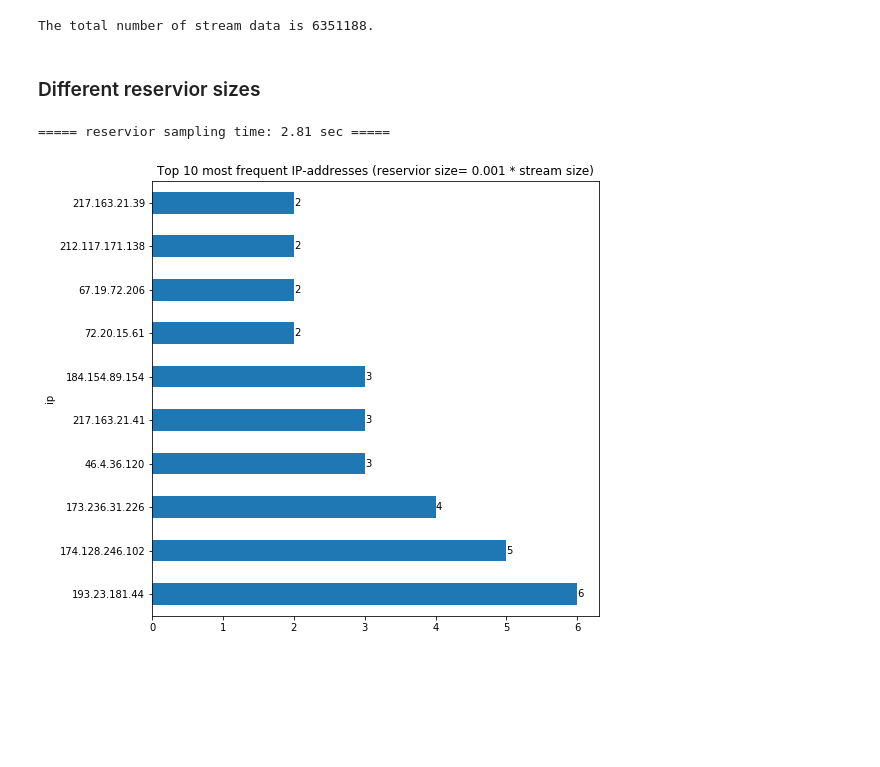
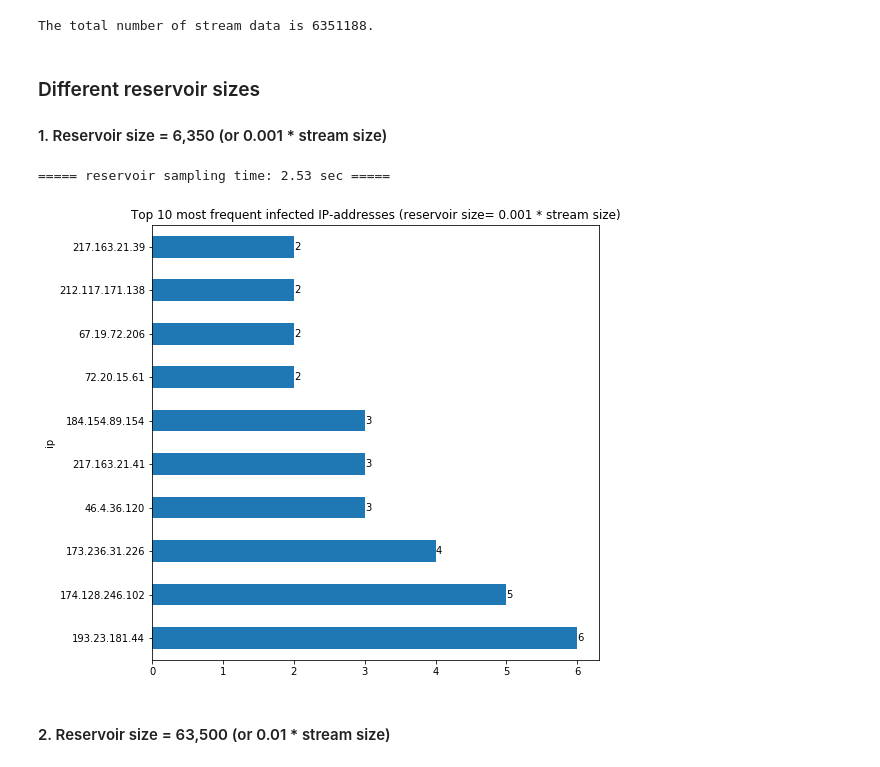
Before and after one commit to chengh42/Cyber-Data-Analytics, a Jupyter notebook: data stream/Task1_Sampling.ipynb, the cells around one changed output. Saved outputs shown, nothing was run; the diff lists cells and outputs as text; code cells hidden in the pictures; blank space fills up the shorter version.

```diff
--- a/data stream/Task1_Sampling.ipynb
+++ b/data stream/Task1_Sampling.ipynb
@@ -65,26 +66,27 @@ The total number of stream data is 6351188.
 # %%
 INFECTED_HOST = '147.32.84.165'
 
-def reservior_sampling(k = 60000):
-    '''sampling through a reservior of size k
+def reservoir_sampling(k=60000, full_df=False):
+    '''sampling through a reservoir of size k
     Parameter
     ---------
-    k : reservior size
+    k : reservoir size
 
     Return
     ------
-    top10 : the top 10 most frequent ip_address and freq count
-    pp : proportion of reservior size to stream size
+    top10 : the top 10 most frequent infected ip_address and freq count
+    pp : proportion of reservoir size to stream size
+    exe_time : execution time of reservoir sampling
     '''
     START = time.time()
 
-    reservior = list(map(preprocessing, data[:k]))
+    reservoir = list(map(preprocessing, data[:k]))
     for i in range(k+1, len(data)):
-        # for pi, randomly replace j-th data in the reservior with i-th data
+        # for pi, randomly replace j-th data in the reservoir with i-th data
         if np.random.random() < k/i: # probability pi=k/i
             j = int(np.random.randint(0, k, 1))
-            reservior[j] = preprocessing(data[i])
-    df = pd.DataFrame(reservior, columns=['ScrAddr', 'DstAddr', 'Label'])
+            reservoir[j] = preprocessing(data[i])
+    df = pd.DataFrame(reservoir, columns=['ScrAddr', 'DstAddr', 'Label'])
 
     # get the top10 most frequent ip and their frequencies
     ips = df.loc[df['Label'] == 'Botnet']
@@ -93,30 +95,37 @@ def reservior_sampling(k = 60000):
     count = np.unique(infected_ips, return_counts=True)
     count = pd.DataFrame({'ip' : count[0],
                           'freq' : count[1]})
-    top10 = count.sort_values('freq', ascending=False).head(10)
-    pp = np.round(k/len(data), 3) # proportion of reservior size to stream size
+    if not full_df: # return top 10 most frequent
+        top10 = count.sort_values('freq', ascending=False).head(10)
+    else: # return all df
+        top10 = count.sort_values('freq', ascending=False)
+    pp = np.round(k/len(data), 3) # proportion of reservoir size to stream size
 
     END = time.time()
     return top10, pp, END - START
-# %% [markdown]
-### Different reservior sizes
+# %% [markdown]
+### Different reservoir sizes
+
+#### 1. Reservoir size = 6,350 (or 0.001 * stream size)
 # %%
-ips, pp, exe_time = reservior_sampling(6350) # reservior size = 6350
-print('===== reservior sampling time: {0:0.2f} sec ====='.format(exe_time))
+ips, pp, exe_time = reservoir_sampling(6350) # reservior size = 6350
+print('===== reservoir sampling time: {0:0.2f} sec ====='.format(exe_time))
 
 ax = ips.plot(x='ip', y='freq', kind='barh', legend=False, figsize=(8,8),
-              title='Top 10 most frequent IP-addresses (reservior size= %0.3f * stream size)' % pp)
+              title='Top 10 most frequent infected IP-addresses (reservoir size= %0.3f * stream size)' % pp)
 
 
 # add freq values to the barplot
 for i, v in enumerate(ips.values):
     ax.text(v[1], i, str(v[1]), va='center')
 
 # book keeping
 ips.freq = ips.freq.apply(lambda x: x/pp)
 ips_top10 = ips.copy()
 exe_times = np.array([exe_time])
 # %% [output]
-===== reservior sampling time: 2.81 sec =====
+===== reservoir sampling time: 2.53 sec =====
-[figure, old version]
+[figure, new version]
+# %% [markdown]
+#### 2. Reservoir size = 63,500 (or 0.01 * stream size)
 # %%
```
Also changed, not shown: parts of 19 cells of this notebook.
